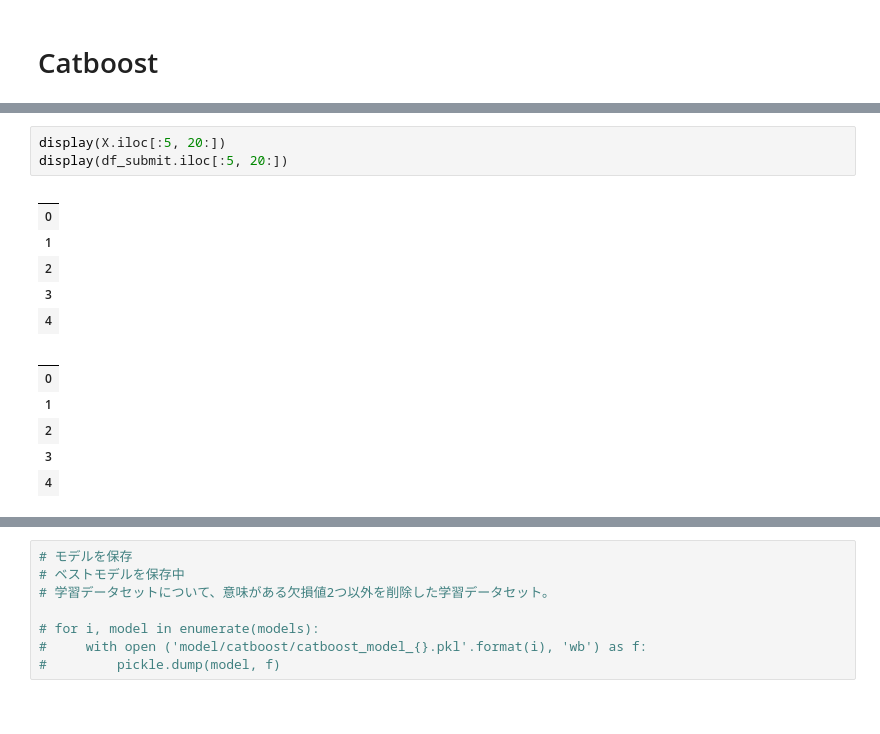
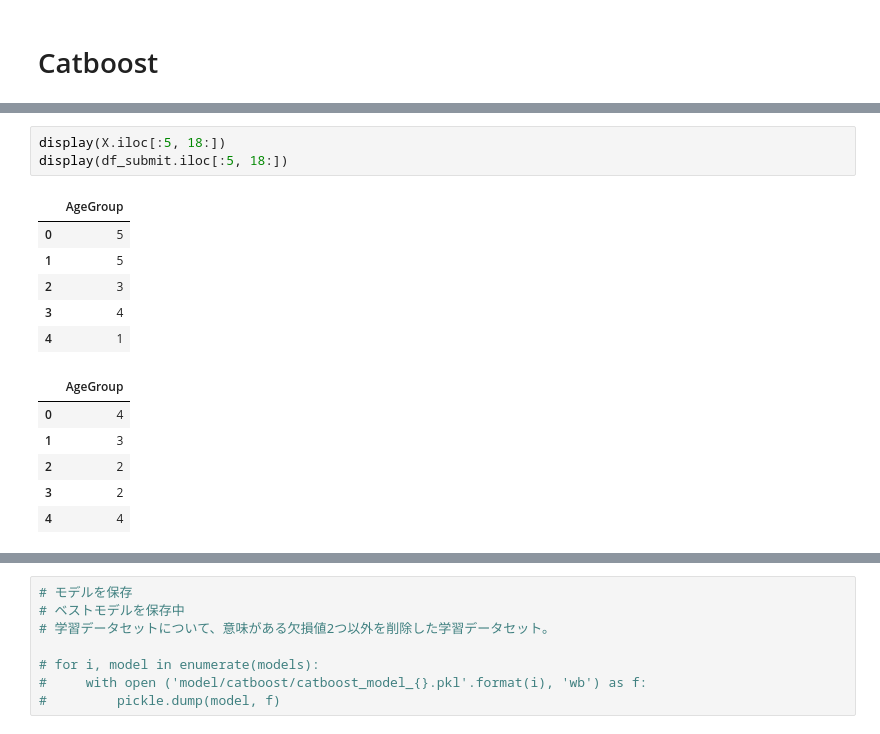
Before and after one commit to RickHub0115/SIGNATE-Summer-Cup-2024, a Jupyter notebook: scr/prediction/prediction_catboost.ipynb, the cells around one changed output, grey strips where cells are left out. Cells and saved outputs as stored; diff of their text form.

```diff
--- a/scr/prediction/prediction_catboost.ipynb
+++ b/scr/prediction/prediction_catboost.ipynb
@@ -87,21 +87,21 @@ X = df[feature]
 y = df['ProdTaken']
 df_submit = df_submit[feature]
 # %%
-display(X.iloc[:5, 20:])
-display(df_submit.iloc[:5, 20:])
+display(X.iloc[:5, 18:])
+display(df_submit.iloc[:5, 18:])
 # %% [output]
-|  |
-| 0 |
-| 1 |
-| 2 |
-| 3 |
-| 4 |
+|  | AgeGroup |
+| 0 | 5 |
+| 1 | 5 |
+| 2 | 3 |
+| 3 | 4 |
+| 4 | 1 |
-|  |
-| 0 |
-| 1 |
-| 2 |
-| 3 |
-| 4 |
+|  | AgeGroup |
+| 0 | 4 |
+| 1 | 3 |
+| 2 | 2 |
+| 3 | 2 |
+| 4 | 4 |
 # %%
 # 学習モデル Regressor
 
```
Also changed, not shown: parts of 5 cells of this notebook, 8 other files.
